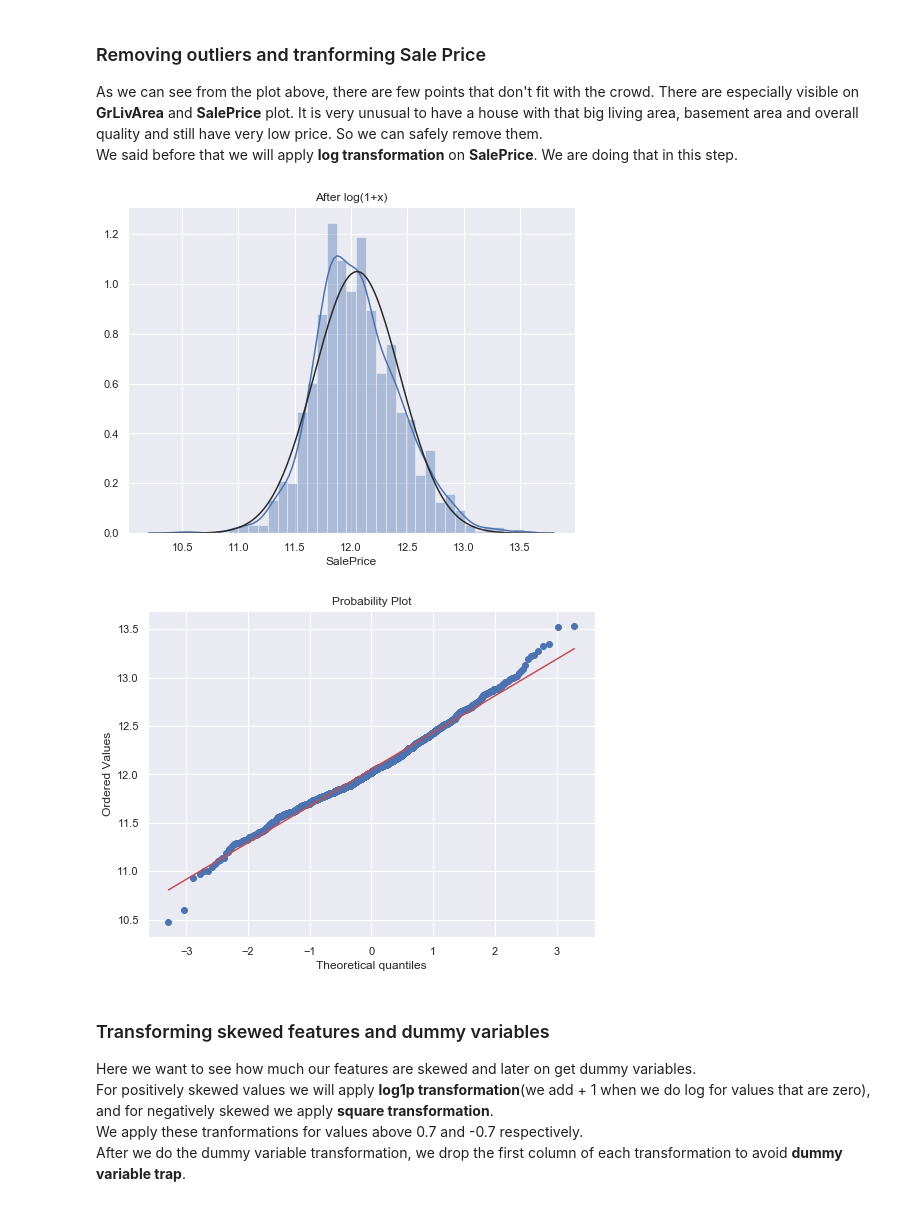
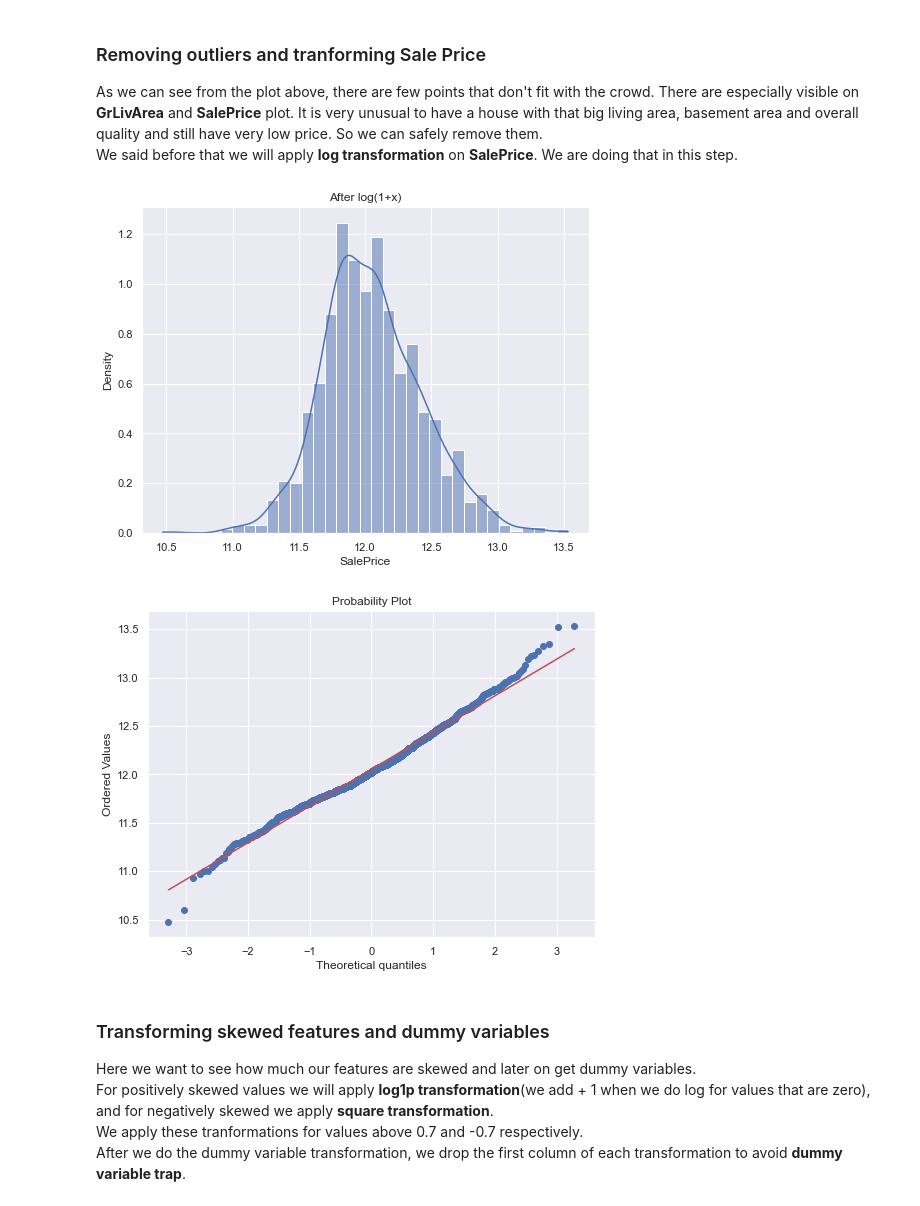
Before and after one commit to zelenkastiot/DataMining_project, a Jupyter notebook: Podatocno-Proekt.ipynb, the cells around one changed output. Drawn from its saved outputs; the diff is of its cells as text; code cells hidden in the pictures.

```diff
--- a/Podatocno-Proekt.ipynb
+++ b/Podatocno-Proekt.ipynb
@@ -253,19 +252,19 @@ We said before that we will apply **log transformation** on **SalePrice**. We ar
 # %%
 df_train = df_train.drop(df_train[(df_train['GrLivArea']>4000) & (df_train['SalePrice']<200000)].index)
 
 #log it
 df_train['SalePrice'] = np.log1p(df_train['SalePrice'])
 df_test['SalePrice'] = np.log1p(df_test['SalePrice'])
 #plot again
 f,a=plt.subplots(figsize=(8,6))
 plt.title('After log(1+x)')
-sns.distplot(df_train['SalePrice'],fit=stats.norm)
+sns.histplot(df_train['SalePrice'], stat='density', kde=True)
 f,a=plt.subplots(figsize=(8,6))
 stats.probplot(df_train['SalePrice'],plot=plt)
 plt.show()
 # %% [output]
-[figure, old version]
+[figure, new version]
-[figure, old version]
+[figure, new version]
 # %% [markdown]
 ### Transforming skewed features and dummy variables
 
```
Also changed, not shown: parts of 12 cells of this notebook.
